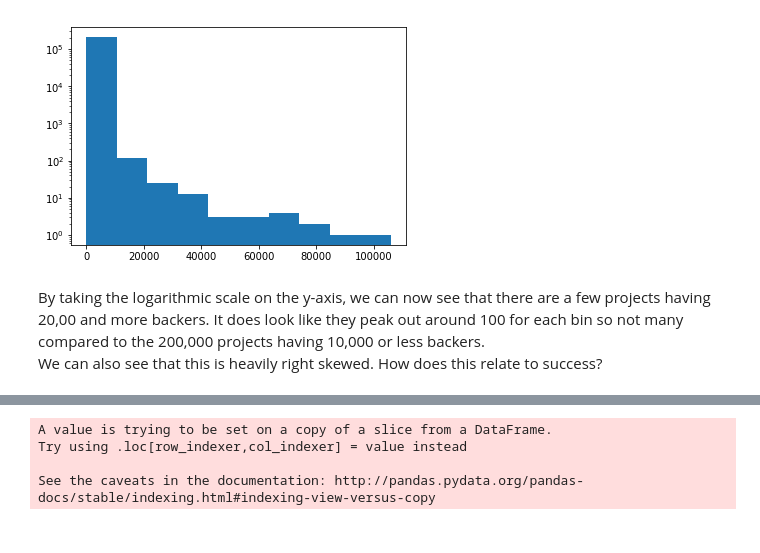
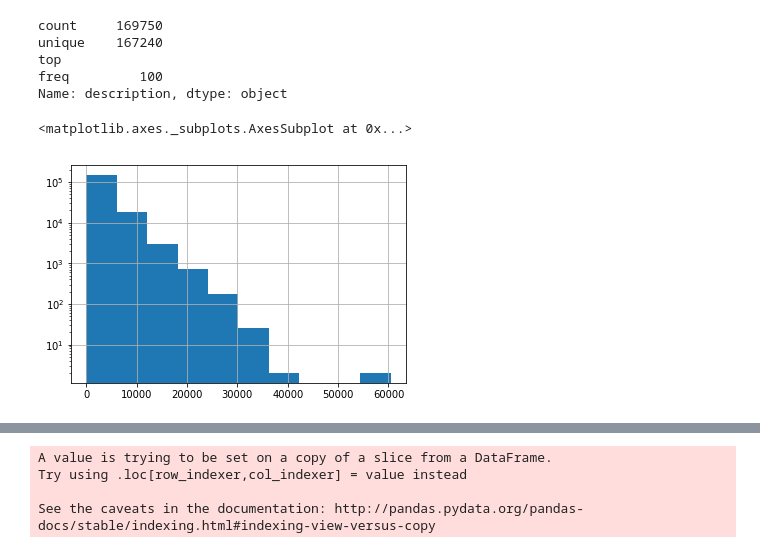
Before and after one commit to ohmgmatt/Springboard, a Jupyter notebook: capstone_one/Story.ipynb, the cells around one changed output, grey strips where cells are left out. Cells and saved outputs as stored; diff of their text form; code cells hidden in the pictures.

```diff
--- a/capstone_one/Story.ipynb
+++ b/capstone_one/Story.ipynb
@@ -43,8 +137,13 @@ It looks like from our initial chart, many are well below the 10,000 baker mark.
+# %%
+df.description.describe()
+# %% [output]
+count     169750
+unique    167240
+top
+freq         100
+Name: description, dtype: object
 # %%
-plt.hist(df.backers_count, log = True)
-plt.show()
+df.description_len.hist(log = True)
 # %% [output]
+<matplotlib.axes._subplots.AxesSubplot at 0x...>
-[figure, old version]
+[figure, new version]
-# %% [markdown]
-By taking the logarithmic scale on the y-axis, we can now see that there are a few projects having 20,00 and more backers. It does look like they peak out around 100 for each bin so not many compared to the 200,000 projects having 10,000 or less backers.
-We can also see that this is heavily right skewed. How does this relate to success?
```
Also changed, not shown: parts of 148 cells of this notebook, 19 other files.
